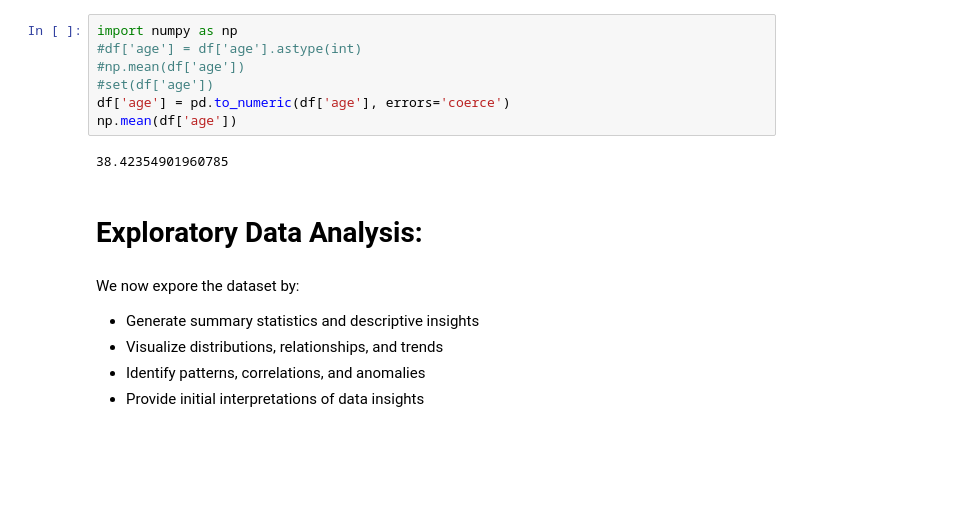
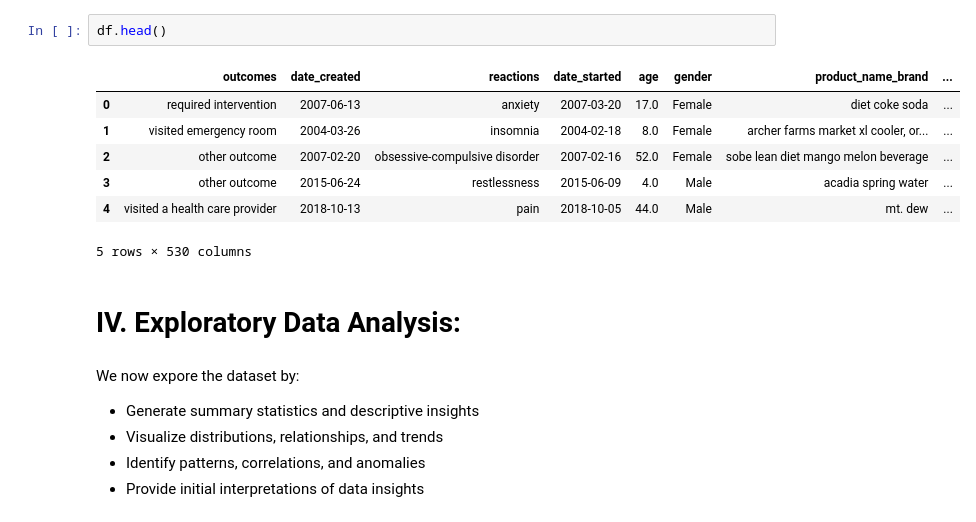
Before and after one commit to ruangkawprc/AppliedDataScience_Project1, a Jupyter notebook: fda_food_data_analysis.ipynb, the cells around one changed output. Saved outputs shown, nothing was run; the diff lists cells and outputs as text; blank space fills up the shorter version.

```diff
--- a/AdvanceDS_Project1.ipynb
+++ b/fda_food_data_analysis.ipynb
@@ -144,14 +114,15 @@ Reactions: ['anxiety' 'insomnia' 'obsessive-compulsive disorder' 'restlessness'
-# %%
-import numpy as np
-#df['age'] = df['age'].astype(int)
-#np.mean(df['age'])
-#set(df['age'])
-df['age'] = pd.to_numeric(df['age'], errors='coerce')
-np.mean(df['age'])
-# %% [output]
-38.42354901960785
+# %%
+df.head()
+# %% [output]
+|  | outcomes | date_created | reactions | date_started | age | gender | product_name_brand | ... |
+| 0 | required intervention | 2007-06-13 | anxiety | 2007-03-20 | 17.0 | Female | diet coke soda | ... |
+| 1 | visited emergency room | 2004-03-26 | insomnia | 2004-02-18 | 8.0 | Female | archer farms market xl cooler, or... | ... |
+| 2 | other outcome | 2007-02-20 | obsessive-compulsive disorder | 2007-02-16 | 52.0 | Female | sobe lean diet mango melon beverage | ... |
+| 3 | other outcome | 2015-06-24 | restlessness | 2015-06-09 | 4.0 | Male | acadia spring water | ... |
+| 4 | visited a health care provider | 2018-10-13 | pain | 2018-10-05 | 44.0 | Male | mt. dew | ... |
+5 rows × 530 columns
 # %% [markdown]
-# **Exploratory Data Analysis:**
+# **IV. Exploratory Data Analysis:**
 # %% [markdown]
 We now expore the dataset by:
 * Generate summary statistics and descriptive insights
```
Also changed, not shown: parts of 25 cells of this notebook, 36 other files.
